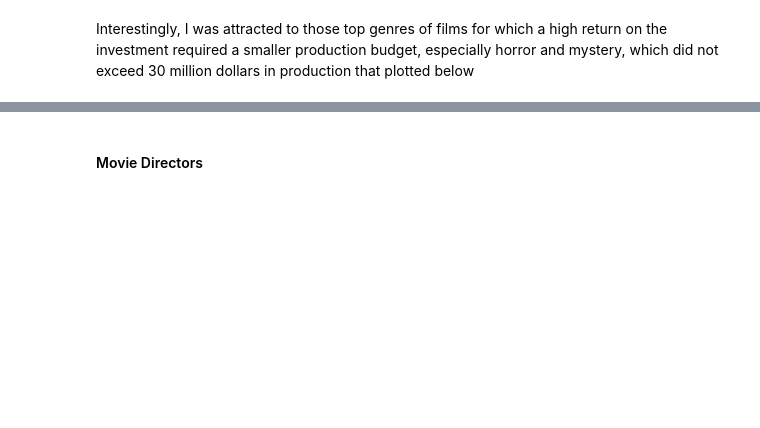
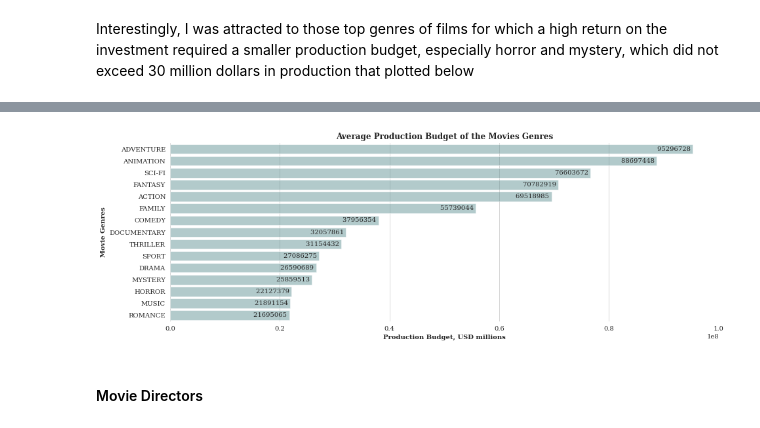
Before and after one commit to kamalova/Microsoft-Movie-Studio-Analysis, a Jupyter notebook: microsoft_movie_analysis.ipynb, the cells around one changed output, grey strips where cells are left out. Saved outputs shown, nothing was run; the diff lists cells and outputs as text; code cells hidden in the pictures; blank space fills up the shorter version.

```diff
--- a/microsoft_movie_analysis.ipynb
+++ b/microsoft_movie_analysis.ipynb
@@ -741,2 +730,29 @@ display(chart)
+# %%
+# Create Plot
+plt.figure(figsize=(15,5))
+
+sns.set_style('whitegrid',{'font.family':'serif', 'font.serif':['Times New Roman']})
+
+ax = sns.barplot(data=top_genre,x='production_budget', y='genres', color='cadetblue',alpha=0.5,
+                 order=top_genre.sort_values('production_budget', ascending=False).genres)
+
+# label each bar in barplot
+for p in ax.patches:
+    width = p.get_width()    # get bar length
+    ax.text(width +1,       # set the text at 1 unit right of the bar
+            p.get_y() + p.get_height() / 2, # get Y coordinate + X coordinate / 2
+            '{:1.0f} '.format(width), # set variable to display
+            ha = 'right',  # horizontal alignment
+            va = 'center')  # vertical alignment
+
+plt.title("Average Production Budget of the Movies Genres", fontdict= { 'fontsize': 12, 'fontweight':'bold'})
+plt.xlabel("Production Budget, USD millions", fontdict= { 'fontsize': 10, 'fontweight':'bold'})
+plt.ylabel("Movie Genres", fontdict= { 'fontsize': 10, 'fontweight':'bold'})
+
+sns.despine(left=True, bottom=True)
+plt.savefig('./images/fig4.png')
+plt.show()
+# %% [output]
+[figure, added]
 # %% [markdown]
 ####  Movie Directors
```
Also changed, not shown: parts of 16 cells of this notebook, 10 other files.
